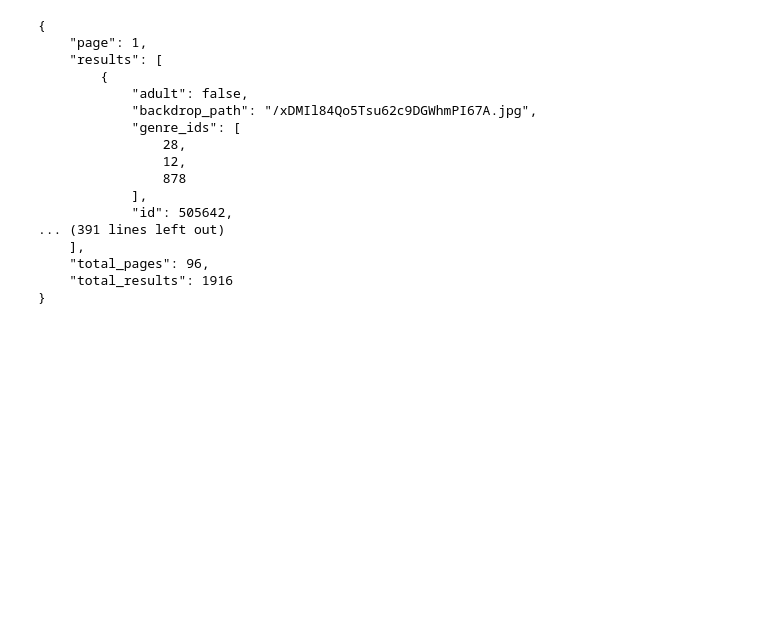
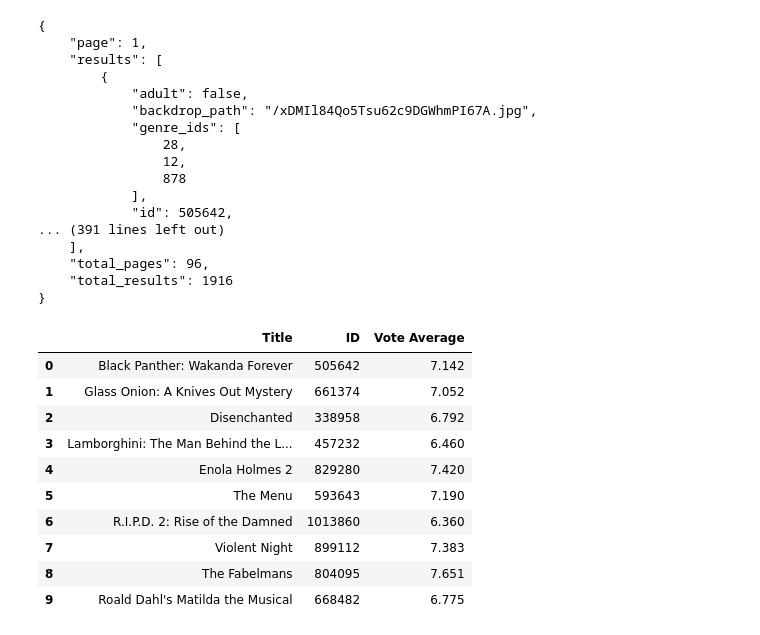
Before and after one commit to jamieah80/group-project-one, a Jupyter notebook: main.ipynb, the cells around one changed output. Cells and saved outputs as stored; diff of their text form; code cells hidden in the pictures; blank space fills up the shorter version.

Commit message:
Added system to call movies between specific dates and convert to Dataframe

```diff
--- a/main.ipynb
+++ b/main.ipynb
@@ -36,12 +36,12 @@ nominees
 | 95 | Oppenheimer | American Fiction | Anatomy of a Fall | Barbie | The Holdovers |
 96 rows × 5 columns
 # %%
-url = "https://api.themoviedb.org/3/discover/movie?"
+url = "https://api.themoviedb.org/3"
 
 startdate = "2022-11-01"
 enddate = "2022-12-01"
 
-response = requests.get(f'{url}include_adult=false&include_video=false&primary_release_date.gte={startdate}&primary_release_date.lte={enddate}&with_original_language=en&api_key={api_key}').json()
+response = requests.get(f'{url}/discover/movie?include_adult=false&include_video=false&primary_release_date.gte={startdate}&primary_release_date.lte={enddate}&with_original_language=en&api_key={api_key}').json()
 
 print(json.dumps(response, indent=4, sort_keys=True))
 # %% [output]
@@ -62,3 +62,25 @@ print(json.dumps(response, indent=4, sort_keys=True))
     "total_pages": 96,
     "total_results": 1916
 }
+# %%
+responseid = {'Title' : [],'ID' : [], 'Vote Average' : []}
+
+for i in range(10):
+    responseid['Title'].append(response["results"][i]["title"])
+    responseid['ID'].append(response["results"][i]["id"])
+    responseid['Vote Average'].append(response["results"][i]["vote_average"])
+
+moviedata = pd.DataFrame(responseid)
+moviedata
+# %% [output]
+|  | Title | ID | Vote Average |
+| 0 | Black Panther: Wakanda Forever | 505642 | 7.142 |
+| 1 | Glass Onion: A Knives Out Mystery | 661374 | 7.052 |
+| 2 | Disenchanted | 338958 | 6.792 |
+| 3 | Lamborghini: The Man Behind the L... | 457232 | 6.460 |
+| 4 | Enola Holmes 2 | 829280 | 7.420 |
+| 5 | The Menu | 593643 | 7.190 |
+| 6 | R.I.P.D. 2: Rise of the Damned | 1013860 | 6.360 |
+| 7 | Violent Night | 899112 | 7.383 |
+| 8 | The Fabelmans | 804095 | 7.651 |
+| 9 | Roald Dahl's Matilda the Musical | 668482 | 6.775 |
```
Also changed, not shown: parts of 4 cells of this notebook.
